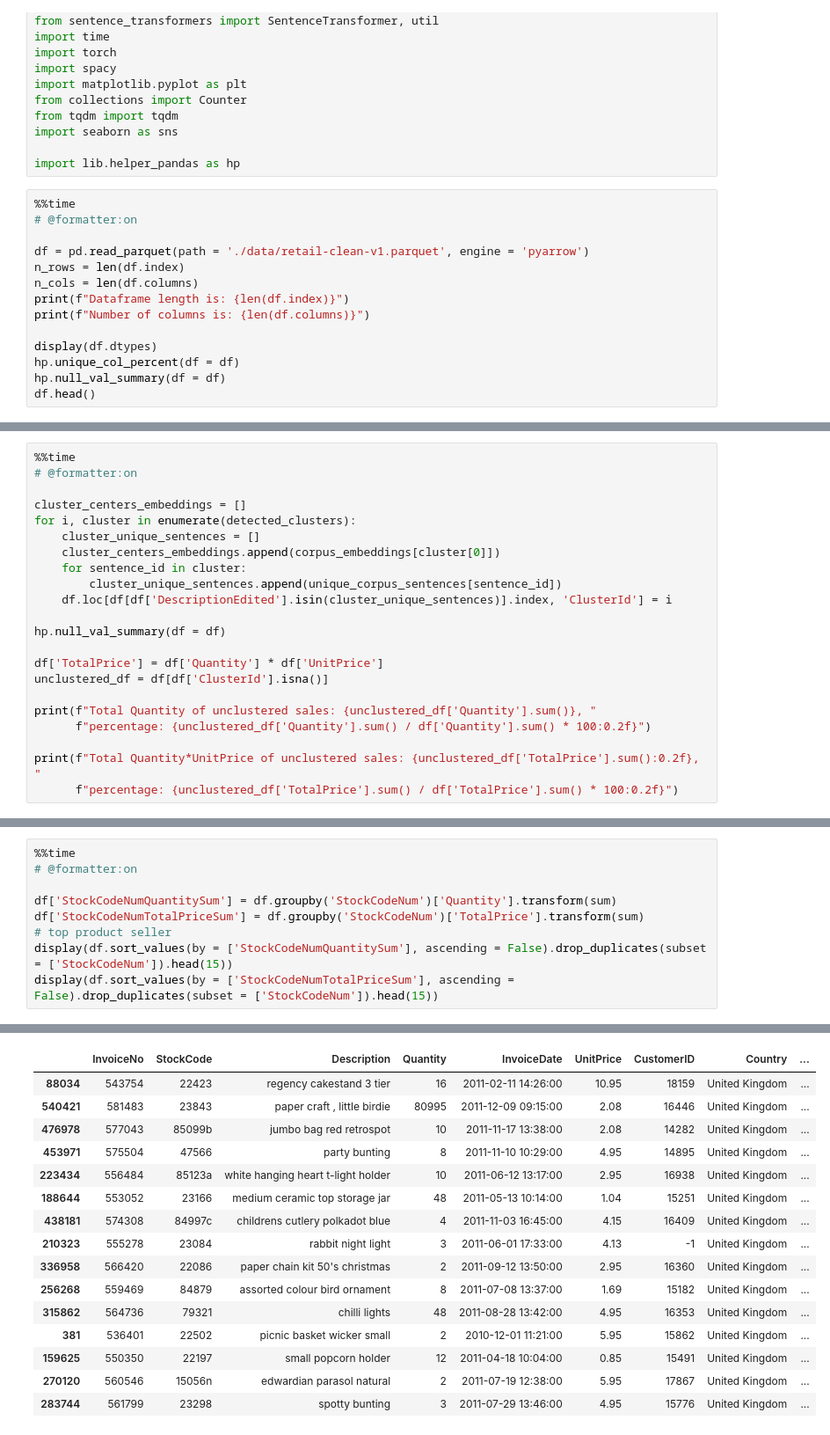
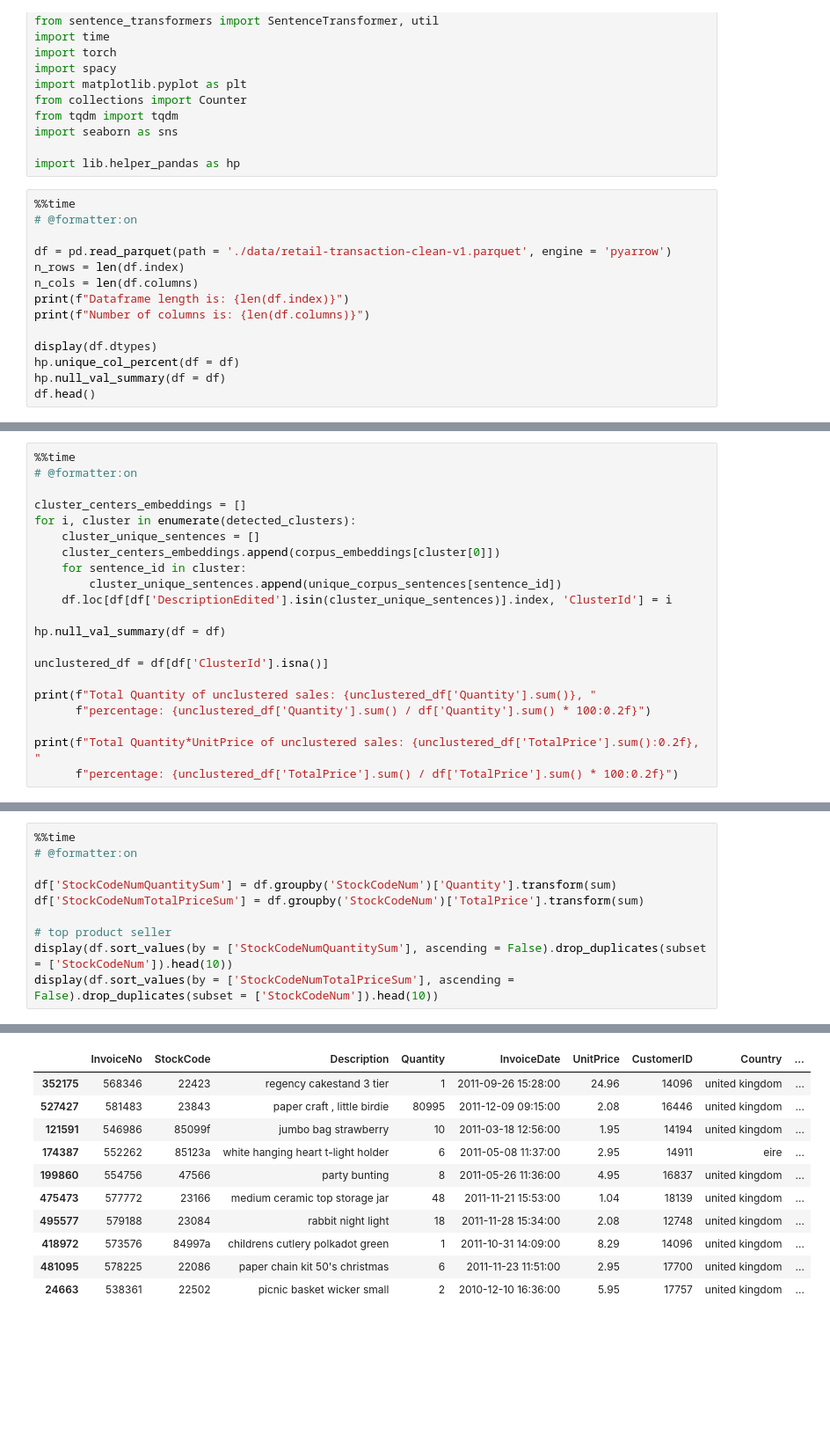
Before and after one commit to KayhanB21/online-retail, a Jupyter notebook: product-clustering.ipynb, the cells around one changed output, grey strips where cells are left out. Shown: that part at 88% size. Cells and saved outputs as stored; diff of their text form; blank space fills up the shorter version.

```diff
--- a/product-clustering.ipynb
+++ b/product-clustering.ipynb
@@ -17,7 +17,7 @@ import lib.helper_pandas as hp
 %%time
 # @formatter:on
 
-df = pd.read_parquet(path = './data/retail-clean-v1.parquet', engine = 'pyarrow')
+df = pd.read_parquet(path = './data/retail-transaction-clean-v1.parquet', engine = 'pyarrow')
 n_rows = len(df.index)
 n_cols = len(df.columns)
 print(f"Dataframe length is: {len(df.index)}")
@@ -800,7 +816,6 @@ for i, cluster in enumerate(detected_clusters):
 
 hp.null_val_summary(df = df)
 
-df['TotalPrice'] = df['Quantity'] * df['UnitPrice']
 unclustered_df = df[df['ClusterId'].isna()]
 
 print(f"Total Quantity of unclustered sales: {unclustered_df['Quantity'].sum()}, "
@@ -822,8 +837,9 @@ Wall time: 757 ms
 
 df['StockCodeNumQuantitySum'] = df.groupby('StockCodeNum')['Quantity'].transform(sum)
 df['StockCodeNumTotalPriceSum'] = df.groupby('StockCodeNum')['TotalPrice'].transform(sum)
+
 # top product seller
-display(df.sort_values(by = ['StockCodeNumQuantitySum'], ascending = False).drop_duplicates(subset = ['StockCodeNum']).head(15))
-display(df.sort_values(by = ['StockCodeNumTotalPriceSum'], ascending = False).drop_duplicates(subset = ['StockCodeNum']).head(15))
+display(df.sort_values(by = ['StockCodeNumQuantitySum'], ascending = False).drop_duplicates(subset = ['StockCodeNum']).head(10))
+display(df.sort_values(by = ['StockCodeNumTotalPriceSum'], ascending = False).drop_duplicates(subset = ['StockCodeNum']).head(10))
 # %% [output]
 |  | InvoiceNo | StockCode | Description | Quantity | InvoiceDate | UnitPrice | CustomerID | Country | ... |
@@ -845,16 +856,11 @@ display(df.sort_values(by = ['StockCodeNumTotalPriceSum'], ascending = False).dr
 |  | InvoiceNo | StockCode | Description | Quantity | InvoiceDate | UnitPrice | CustomerID | Country | ... |
-| 88034 | 543754 | 22423 | regency cakestand 3 tier | 16 | 2011-02-11 14:26:00 | 10.95 | 18159 | United Kingdom | ... |
-| 540421 | 581483 | 23843 | paper craft , little birdie | 80995 | 2011-12-09 09:15:00 | 2.08 | 16446 | United Kingdom | ... |
-| 476978 | 577043 | 85099b | jumbo bag red retrospot | 10 | 2011-11-17 13:38:00 | 2.08 | 14282 | United Kingdom | ... |
-| 453971 | 575504 | 47566 | party bunting | 8 | 2011-11-10 10:29:00 | 4.95 | 14895 | United Kingdom | ... |
-| 223434 | 556484 | 85123a | white hanging heart t-light holder | 10 | 2011-06-12 13:17:00 | 2.95 | 16938 | United Kingdom | ... |
-| 188644 | 553052 | 23166 | medium ceramic top storage jar | 48 | 2011-05-13 10:14:00 | 1.04 | 15251 | United Kingdom | ... |
-| 438181 | 574308 | 84997c | childrens cutlery polkadot blue | 4 | 2011-11-03 16:45:00 | 4.15 | 16409 | United Kingdom | ... |
-| 210323 | 555278 | 23084 | rabbit night light | 3 | 2011-06-01 17:33:00 | 4.13 | -1 | United Kingdom | ... |
-| 336958 | 566420 | 22086 | paper chain kit 50's christmas | 2 | 2011-09-12 13:50:00 | 2.95 | 16360 | United Kingdom | ... |
-| 256268 | 559469 | 84879 | assorted colour bird ornament | 8 | 2011-07-08 13:37:00 | 1.69 | 15182 | United Kingdom | ... |
-| 315862 | 564736 | 79321 | chilli lights | 48 | 2011-08-28 13:42:00 | 4.95 | 16353 | United Kingdom | ... |
-| 381 | 536401 | 22502 | picnic basket wicker small | 2 | 2010-12-01 11:21:00 | 5.95 | 15862 | United Kingdom | ... |
-| 159625 | 550350 | 22197 | small popcorn holder | 12 | 2011-04-18 10:04:00 | 0.85 | 15491 | United Kingdom | ... |
-| 270120 | 560546 | 15056n | edwardian parasol natural | 2 | 2011-07-19 12:38:00 | 5.95 | 17867 | United Kingdom | ... |
-| 283744 | 561799 | 23298 | spotty bunting | 3 | 2011-07-29 13:46:00 | 4.95 | 15776 | United Kingdom | ... |
+| 352175 | 568346 | 22423 | regency cakestand 3 tier | 1 | 2011-09-26 15:28:00 | 24.96 | 14096 | united kingdom | ... |
+| 527427 | 581483 | 23843 | paper craft , little birdie | 80995 | 2011-12-09 09:15:00 | 2.08 | 16446 | united kingdom | ... |
+| 121591 | 546986 | 85099f | jumbo bag strawberry | 10 | 2011-03-18 12:56:00 | 1.95 | 14194 | united kingdom | ... |
+| 174387 | 552262 | 85123a | white hanging heart t-light holder | 6 | 2011-05-08 11:37:00 | 2.95 | 14911 | eire | ... |
+| 199860 | 554756 | 47566 | party bunting | 8 | 2011-05-26 11:36:00 | 4.95 | 16837 | united kingdom | ... |
+| 475473 | 577772 | 23166 | medium ceramic top storage jar | 48 | 2011-11-21 15:53:00 | 1.04 | 18139 | united kingdom | ... |
+| 495577 | 579188 | 23084 | rabbit night light | 18 | 2011-11-28 15:34:00 | 2.08 | 12748 | united kingdom | ... |
+| 418972 | 573576 | 84997a | childrens cutlery polkadot green | 1 | 2011-10-31 14:09:00 | 8.29 | 14096 | united kingdom | ... |
+| 481095 | 578225 | 22086 | paper chain kit 50's christmas | 6 | 2011-11-23 11:51:00 | 2.95 | 17700 | united kingdom | ... |
+| 24663 | 538361 | 22502 | picnic basket wicker small | 2 | 2010-12-10 16:36:00 | 5.95 | 17757 | united kingdom | ... |
```
Also changed, not shown: parts of 24 cells of this notebook, 1 other file.
